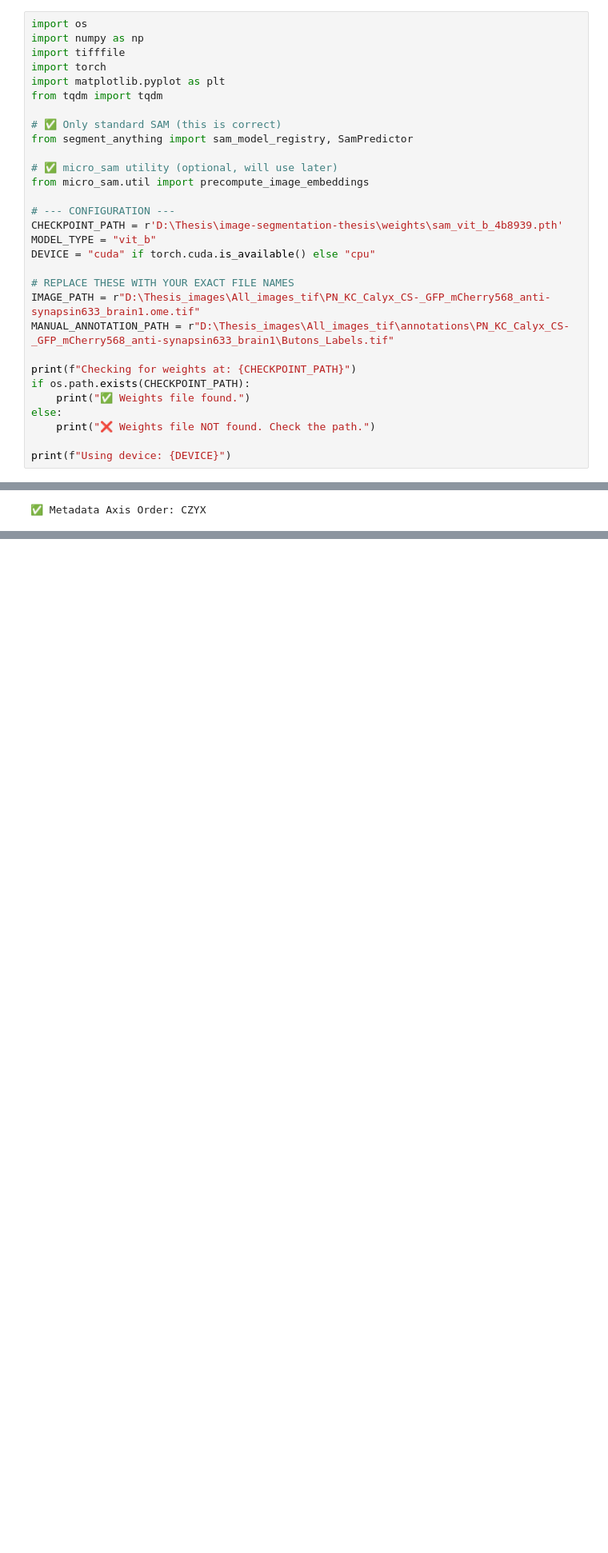
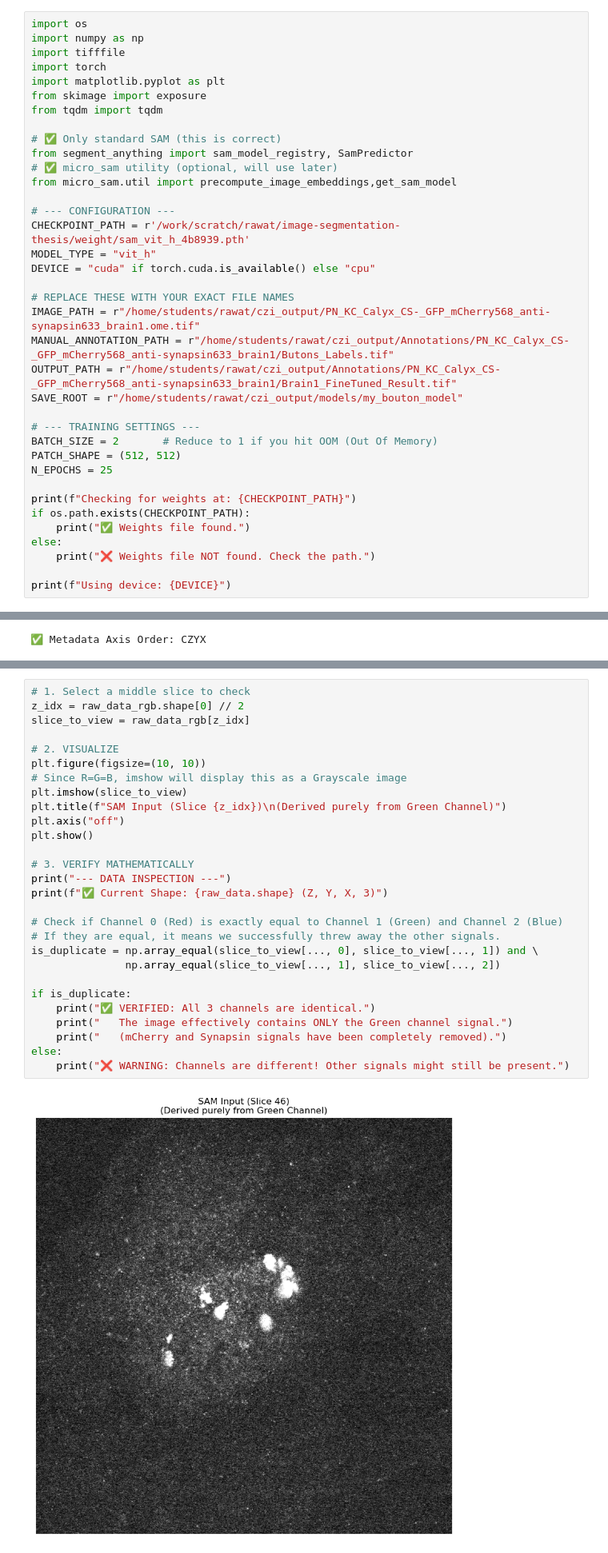
Before and after one commit to aditya0701/Image_segmentation_thesis, a Jupyter notebook: tools/image_annotation_microsam.ipynb, the cells around one changed output, grey strips where cells are left out. Shown at 80% size. Saved outputs shown, nothing was run; the diff lists cells and outputs as text; blank space fills up the shorter version.

Commit message:
Made fine tuning code

```diff
--- a/tools/image_annotation_microsam.ipynb
+++ b/tools/image_annotation_microsam.ipynb
@@ -4,22 +4,29 @@ import numpy as np
 import tifffile
 import torch
 import matplotlib.pyplot as plt
+from skimage import exposure
 from tqdm import tqdm
 
 # ✅ Only standard SAM (this is correct)
 from segment_anything import sam_model_registry, SamPredictor
-
 # ✅ micro_sam utility (optional, will use later)
-from micro_sam.util import precompute_image_embeddings
+from micro_sam.util import precompute_image_embeddings,get_sam_model
 
 # --- CONFIGURATION ---
-CHECKPOINT_PATH = r'D:\Thesis\image-segmentation-thesis\weights\sam_vit_b_4b8939.pth'
-MODEL_TYPE = "vit_b"
+CHECKPOINT_PATH = r'/work/scratch/rawat/image-segmentation-thesis/weight/sam_vit_h_4b8939.pth'
+MODEL_TYPE = "vit_h"
 DEVICE = "cuda" if torch.cuda.is_available() else "cpu"
 
 # REPLACE THESE WITH YOUR EXACT FILE NAMES
-IMAGE_PATH = r"D:\Thesis_images\All_images_tif\PN_KC_Calyx_CS-_GFP_mCherry568_anti-synapsin633_brain1.ome.tif"
-MANUAL_ANNOTATION_PATH = r"D:\Thesis_images\All_images_tif\annotations\PN_KC_Calyx_CS-_GFP_mCherry568_anti-synapsin633_brain1\Butons_Labels.tif"
+IMAGE_PATH = r"/home/students/rawat/czi_output/PN_KC_Calyx_CS-_GFP_mCherry568_anti-synapsin633_brain1.ome.tif"
+MANUAL_ANNOTATION_PATH = r"/home/students/rawat/czi_output/Annotations/PN_KC_Calyx_CS-_GFP_mCherry568_anti-synapsin633_brain1/Butons_Labels.tif"
+OUTPUT_PATH = r"/home/students/rawat/czi_output/Annotations/PN_KC_Calyx_CS-_GFP_mCherry568_anti-synapsin633_brain1/Brain1_FineTuned_Result.tif"
+SAVE_ROOT = r"/home/students/rawat/czi_output/models/my_bouton_model"
+
+# --- TRAINING SETTINGS ---
+BATCH_SIZE = 2       # Reduce to 1 if you hit OOM (Out Of Memory)
+PATCH_SHAPE = (512, 512)
+N_EPOCHS = 25
 
 print(f"Checking for weights at: {CHECKPOINT_PATH}")
 if os.path.exists(CHECKPOINT_PATH):
@@ -117,0 +159,30 @@ Reformatted shape: (92, 1431, 1431, 3)
+# %%
+# 1. Select a middle slice to check
+z_idx = raw_data_rgb.shape[0] // 2
+slice_to_view = raw_data_rgb[z_idx]
+
+# 2. VISUALIZE
+plt.figure(figsize=(10, 10))
+# Since R=G=B, imshow will display this as a Grayscale image
+plt.imshow(slice_to_view)
+plt.title(f"SAM Input (Slice {z_idx})\n(Derived purely from Green Channel)")
+plt.axis("off")
+plt.show()
+
+# 3. VERIFY MATHEMATICALLY
+print("--- DATA INSPECTION ---")
+print(f"✅ Current Shape: {raw_data.shape} (Z, Y, X, 3)")
+
+# Check if Channel 0 (Red) is exactly equal to Channel 1 (Green) and Channel 2 (Blue)
+# If they are equal, it means we successfully threw away the other signals.
+is_duplicate = np.array_equal(slice_to_view[..., 0], slice_to_view[..., 1]) and \
+               np.array_equal(slice_to_view[..., 1], slice_to_view[..., 2])
+
+if is_duplicate:
+    print("✅ VERIFIED: All 3 channels are identical.")
+    print("   The image effectively contains ONLY the Green channel signal.")
+    print("   (mCherry and Synapsin signals have been completely removed).")
+else:
+    print("❌ WARNING: Channels are different! Other signals might still be present.")
+# %% [output]
+[figure, added]
```
Also changed, not shown: parts of 13 cells of this notebook, 7 other files.
